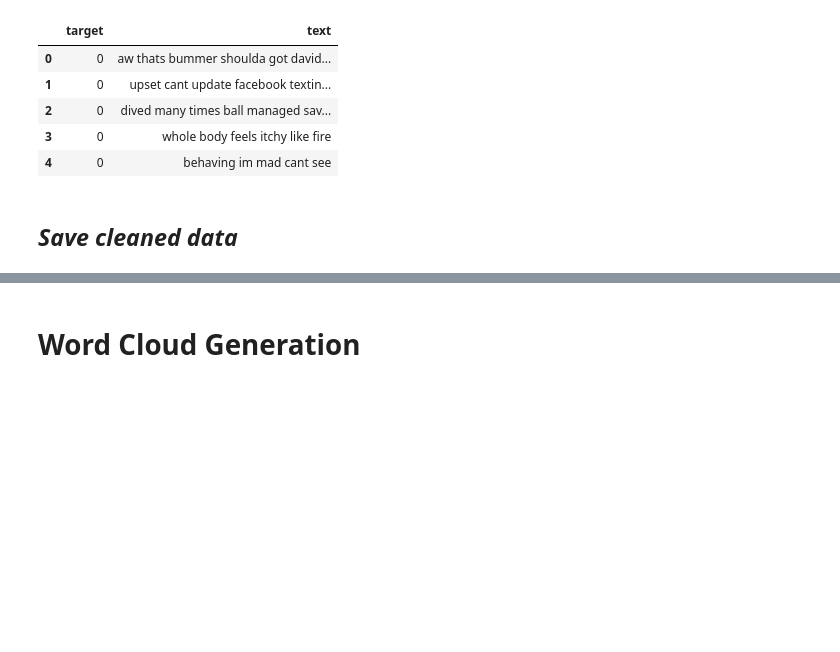
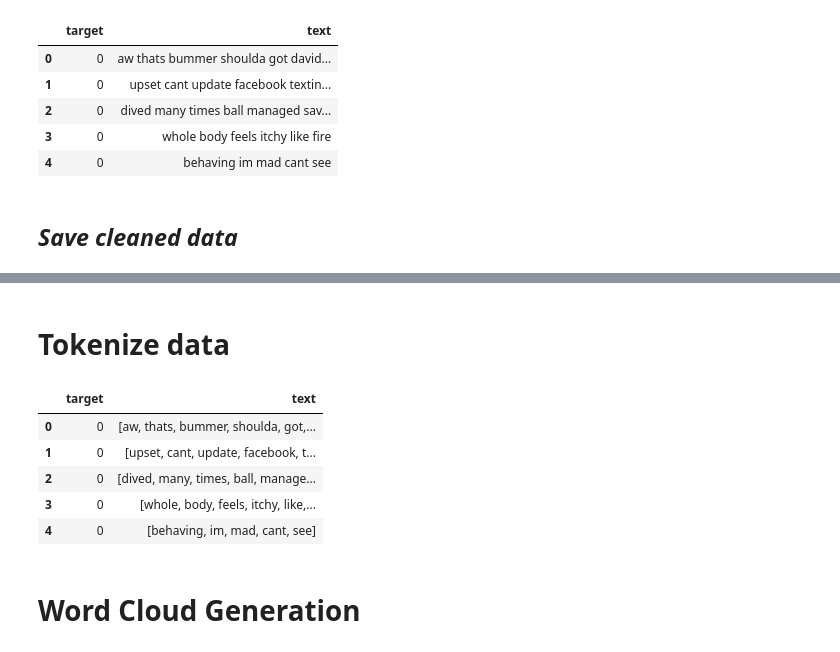
Before and after one commit to paigeaera5/Sentiment_Analysis, a Jupyter notebook: model_development.ipynb, the cells around one changed output, grey strips where cells are left out. Saved outputs shown, nothing was run; the diff lists cells and outputs as text; code cells hidden in the pictures; blank space fills up the shorter version.

```diff
--- a/model_development.ipynb
+++ b/model_development.ipynb
@@ -276,3 +302,16 @@ df.to_csv("Data/cleaned-data.csv", index=False)
+# %% [markdown]
+# **Tokenize data**
+# %%
+tokenizer = TweetTokenizer()
+df['text'] = df['text'].apply(tokenizer.tokenize)
+df.head()
+# %% [output]
+|  | target | text |
+| 0 | 0 | [aw, thats, bummer, shoulda, got,... |
+| 1 | 0 | [upset, cant, update, facebook, t... |
+| 2 | 0 | [dived, many, times, ball, manage... |
+| 3 | 0 | [whole, body, feels, itchy, like,... |
+| 4 | 0 | [behaving, im, mad, cant, see] |
 # %% [markdown]
 # **Word Cloud Generation**
 # %%
```
Also changed, not shown: parts of 12 cells of this notebook, 4 other files.
